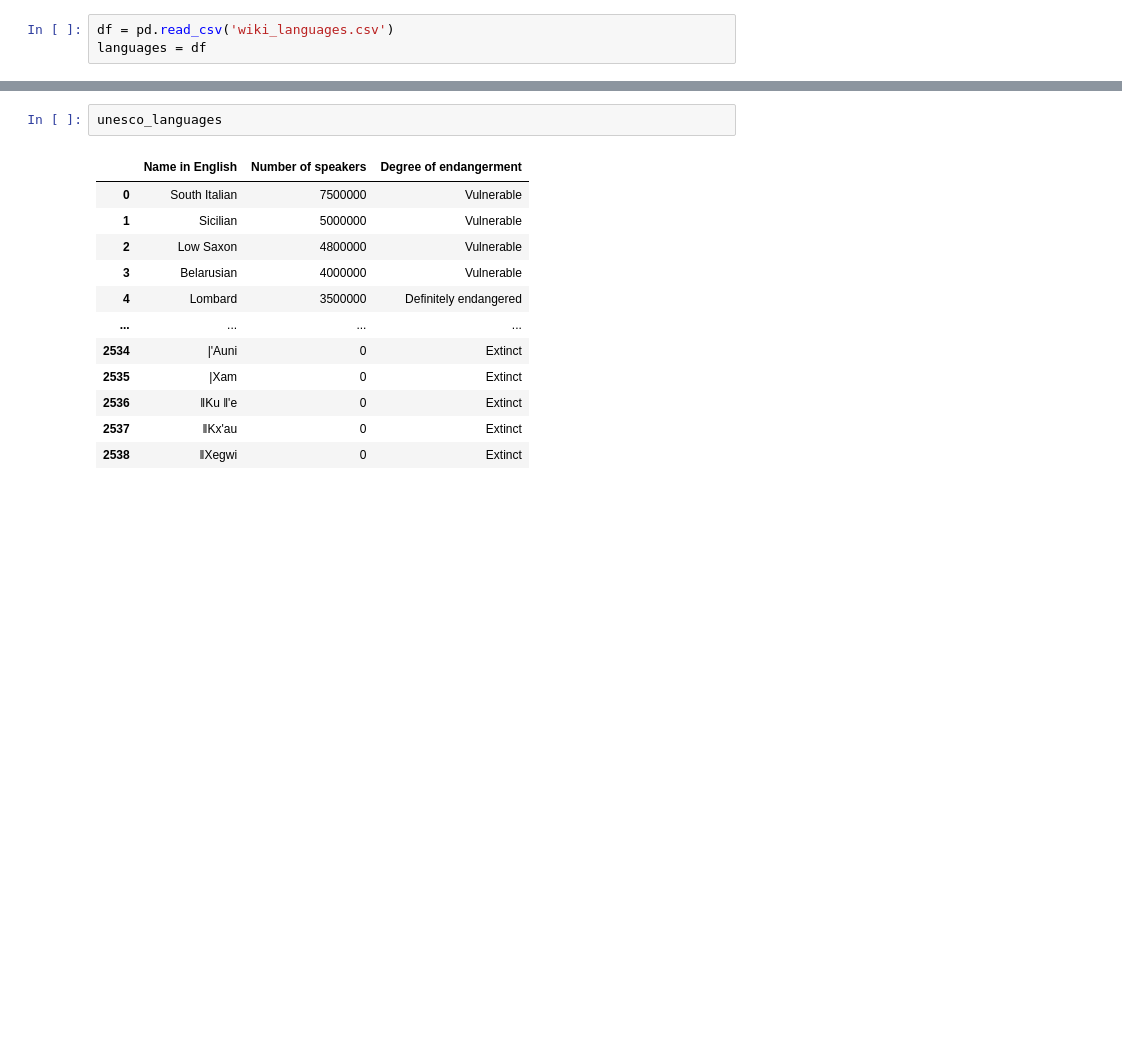
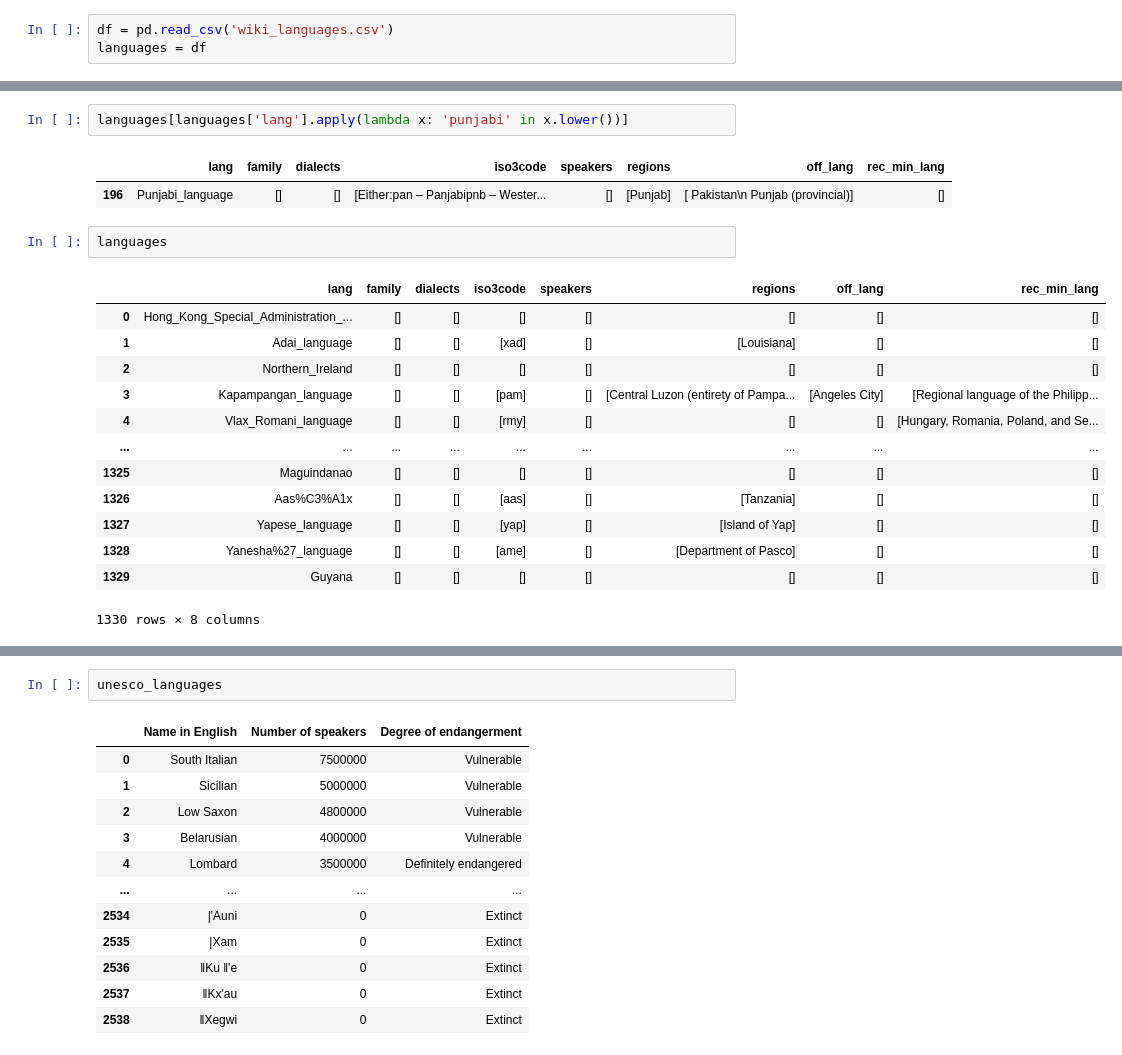
Before and after one commit to gcwarren/LanguageStatusVisualizationProject, a Jupyter notebook: scraper.ipynb, the cells around one changed output, grey strips where cells are left out. Drawn from its saved outputs; the diff is of its cells as text; blank space fills up the shorter version.

```diff
--- a/scraper.ipynb
+++ b/scraper.ipynb
@@ -172,3 +230,24 @@ dtype: float64
+# %%
+languages[languages['lang'].apply(lambda x: 'punjabi' in x.lower())]
+# %% [output]
+|  | lang | family | dialects | iso3code | speakers | regions | off_lang | rec_min_lang |
+| 196 | Punjabi_language | [] | [] | [Either:pan – Panjabipnb – Wester... | [] | [Punjab] | [ Pakistan\n Punjab (provincial)] | [] |
+# %%
+languages
+# %% [output]
+|  | lang | family | dialects | iso3code | speakers | regions | off_lang | rec_min_lang |
+| 0 | Hong_Kong_Special_Administration_... | [] | [] | [] | [] | [] | [] | [] |
+| 1 | Adai_language | [] | [] | [xad] | [] | [Louisiana] | [] | [] |
+| 2 | Northern_Ireland | [] | [] | [] | [] | [] | [] | [] |
+| 3 | Kapampangan_language | [] | [] | [pam] | [] | [Central Luzon (entirety of Pampa... | [Angeles City] | [Regional language of the Philipp... |
+| 4 | Vlax_Romani_language | [] | [] | [rmy] | [] | [] | [] | [Hungary, Romania, Poland, and Se... |
+| ... | ... | ... | ... | ... | ... | ... | ... | ... |
+| 1325 | Maguindanao | [] | [] | [] | [] | [] | [] | [] |
+| 1326 | Aas%C3%A1x | [] | [] | [aas] | [] | [Tanzania] | [] | [] |
+| 1327 | Yapese_language | [] | [] | [yap] | [] | [Island of Yap] | [] | [] |
+| 1328 | Yanesha%27_language | [] | [] | [ame] | [] | [Department of Pasco] | [] | [] |
+| 1329 | Guyana | [] | [] | [] | [] | [] | [] | [] |
+1330 rows × 8 columns
 # %%
 languages[:20]
 # %% [output]
```
Also changed, not shown: parts of 13 cells of this notebook.
